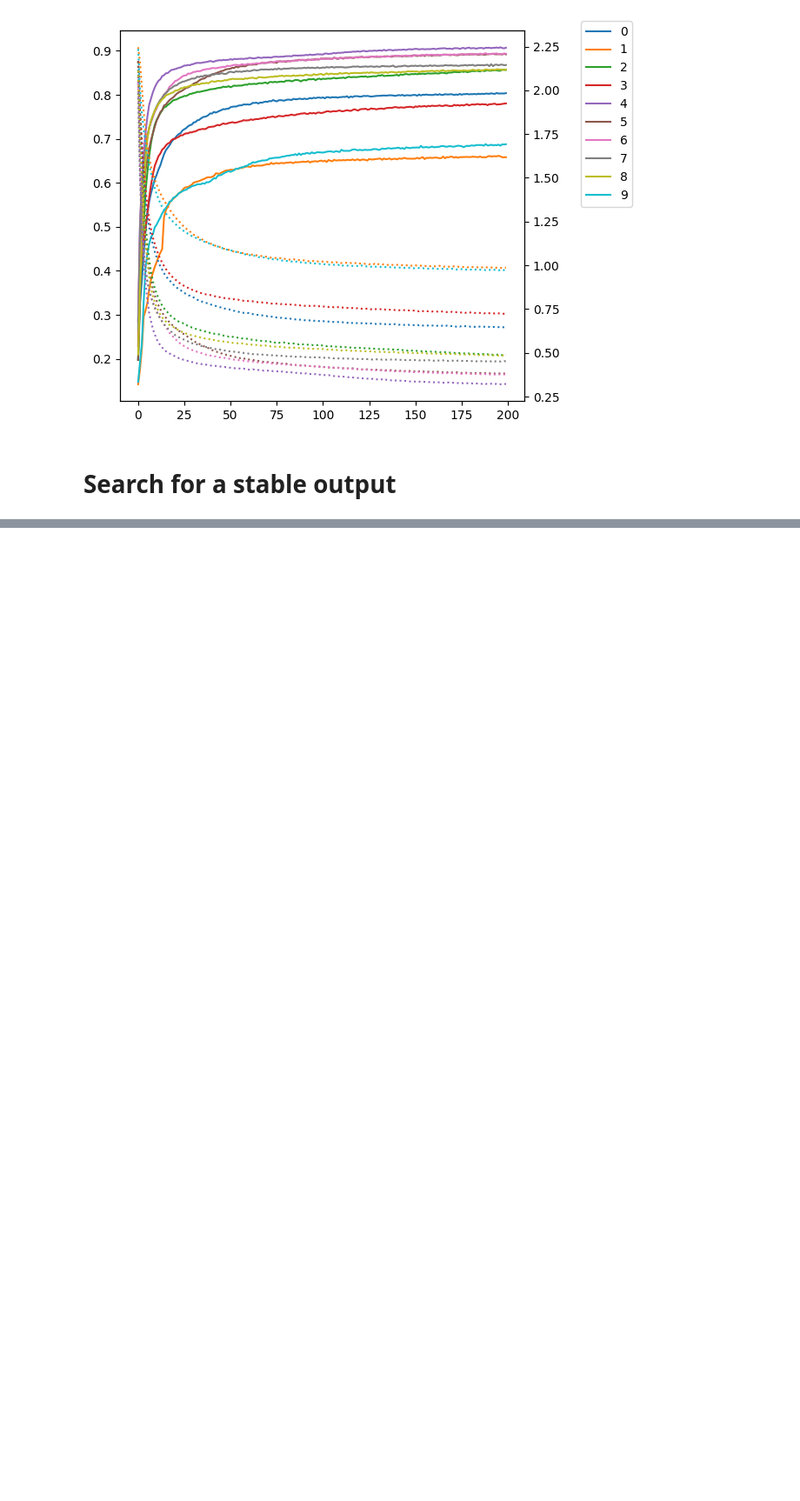
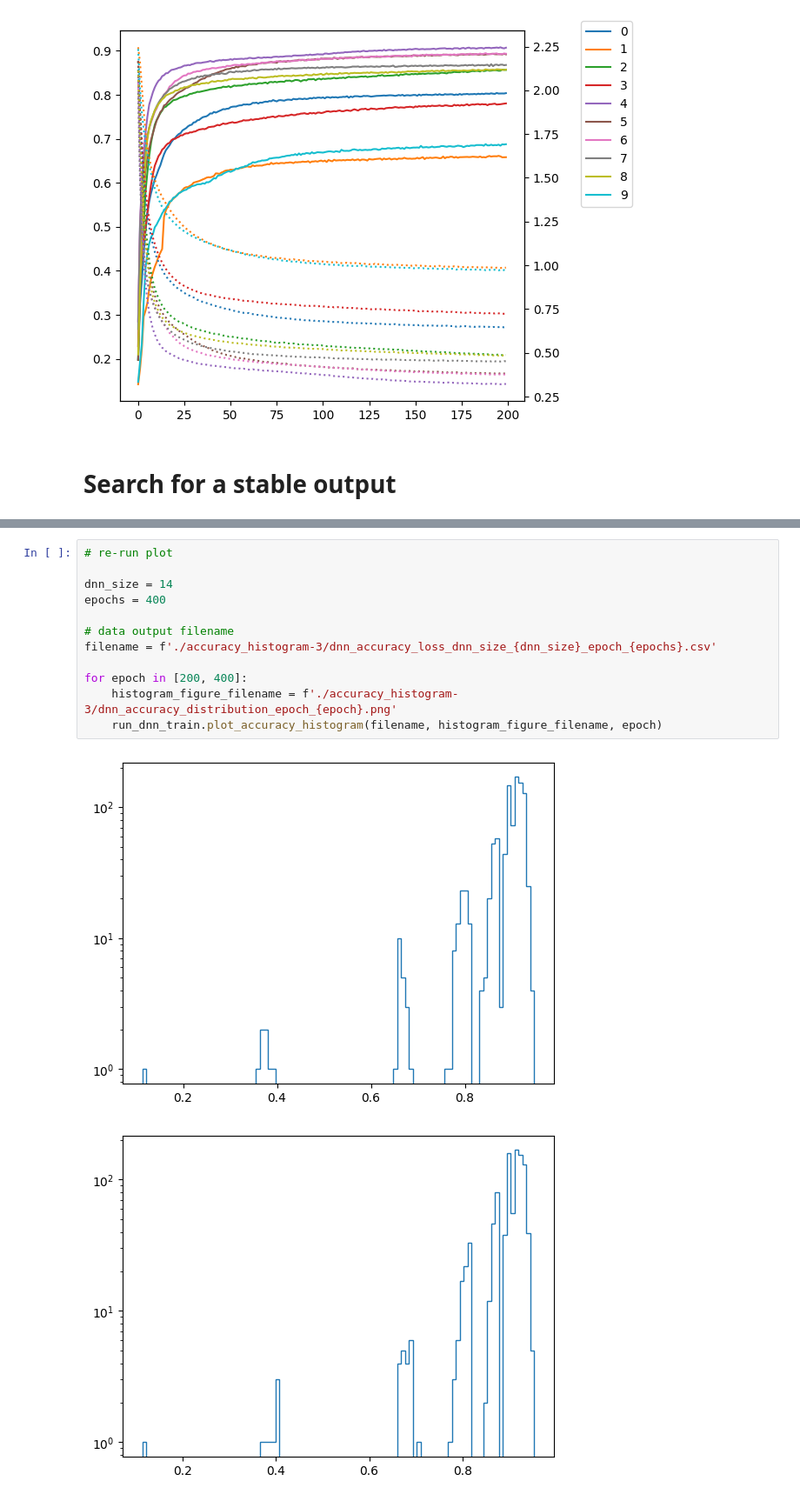
Before and after one commit to edward-b-1/MNIST-Machine-Learning, a Jupyter notebook: run_dnn_train.ipynb, the cells around one changed output, grey strips where cells are left out. Shown at 87% size. Cells and saved outputs as stored; diff of their text form; blank space fills up the shorter version.

```diff
--- a/run_dnn_train.ipynb
+++ b/run_dnn_train.ipynb
@@ -85,0 +420,15 @@ for dnn_size in range(8, 18):
+# %%
+# re-run plot
+
+dnn_size = 14
+epochs = 400
+
+# data output filename
+filename = f'./accuracy_histogram-3/dnn_accuracy_loss_dnn_size_{dnn_size}_epoch_{epochs}.csv'
+
+for epoch in [200, 400]:
+    histogram_figure_filename = f'./accuracy_histogram-3/dnn_accuracy_distribution_epoch_{epoch}.png'
+    run_dnn_train.plot_accuracy_histogram(filename, histogram_figure_filename, epoch)
+# %% [output]
+[figure, added]
+[figure, added]
```
Also changed, not shown: parts of 12 cells of this notebook, 2 other files.
